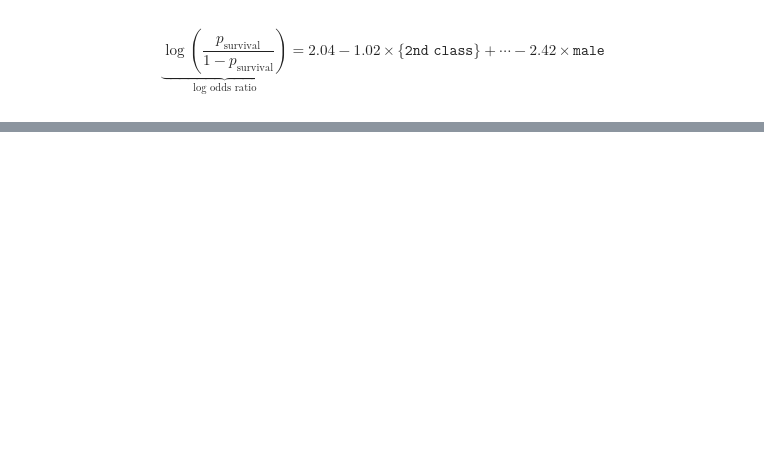
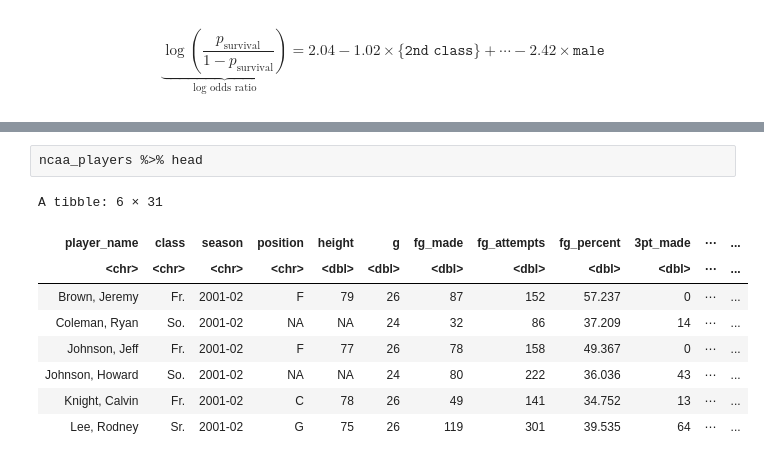
Before and after one commit to stats306/w23, a Jupyter notebook: lectures/week14/lecture20.ipynb, the cells around one changed output, grey strips where cells are left out. Drawn from its saved outputs; the diff is of its cells as text; blank space fills up the shorter version.

```diff
--- a/lectures/week14/lecture20.ipynb
+++ b/lectures/week14/lecture20.ipynb
@@ -616,0 +266,12 @@ any(v1 == v2)
+# %%
+ncaa_players %>% head
+# %% [output]
+A tibble: 6 × 31
+| player_name | class | season | position | height | g | fg_made | fg_attempts | fg_percent | 3pt_made | ⋯ | ... |
+| <chr> | <chr> | <chr> | <chr> | <dbl> | <dbl> | <dbl> | <dbl> | <dbl> | <dbl> | ⋯ | ... |
+| Brown, Jeremy | Fr. | 2001-02 | F | 79 | 26 | 87 | 152 | 57.237 | 0 | ⋯ | ... |
+| Coleman, Ryan | So. | 2001-02 | NA | NA | 24 | 32 | 86 | 37.209 | 14 | ⋯ | ... |
+| Johnson, Jeff | Fr. | 2001-02 | F | 77 | 26 | 78 | 158 | 49.367 | 0 | ⋯ | ... |
+| Johnson, Howard | So. | 2001-02 | NA | NA | 24 | 80 | 222 | 36.036 | 43 | ⋯ | ... |
+| Knight, Calvin | Fr. | 2001-02 | C | 78 | 26 | 49 | 141 | 34.752 | 13 | ⋯ | ... |
+| Lee, Rodney | Sr. | 2001-02 | G | 75 | 26 | 119 | 301 | 39.535 | 64 | ⋯ | ... |
```
Also changed, not shown: parts of 127 cells of this notebook.
